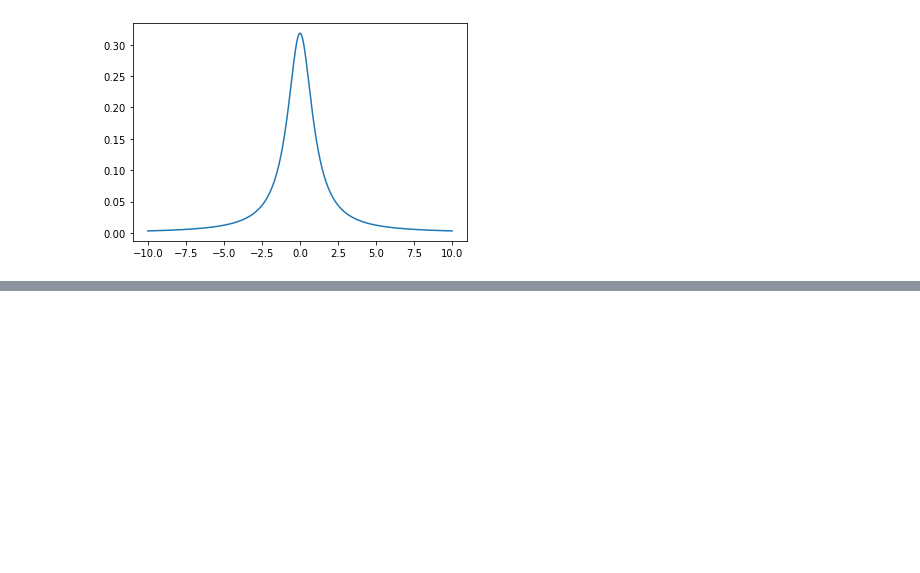
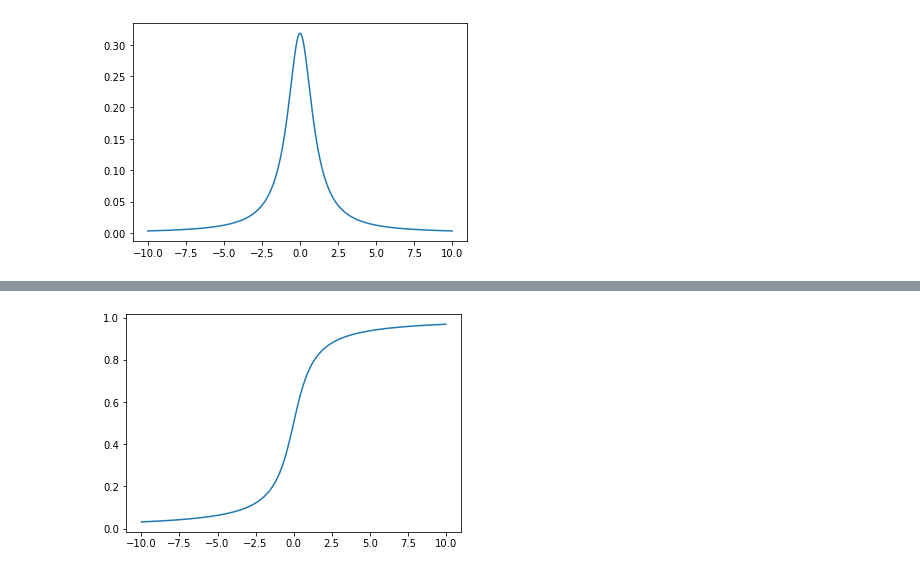
Before and after one commit to arponbasu/CS215_Assignments_3rdSem, a Jupyter notebook: Assignment 1/Shashwat's Work/Q1/Question1.ipynb, the cells around one changed output, grey strips where cells are left out. Saved outputs shown, nothing was run; the diff lists cells and outputs as text; code cells hidden in the pictures; blank space fills up the shorter version.

```diff
--- a/Assignment 1/Shashwat's Work/Q1/Question1.ipynb
+++ b/Assignment 1/Shashwat's Work/Q1/Question1.ipynb
@@ -62,0 +78,4 @@ RecursionError: maximum recursion depth exceeded while calling a Python object
+# %%
+plot_cdf(cauchy_pdf, -10, 10, x0, gamma, dx)
+# %% [output]
+[figure, added]
```
Also changed, not shown: parts of 7 cells of this notebook, 2 other files.
